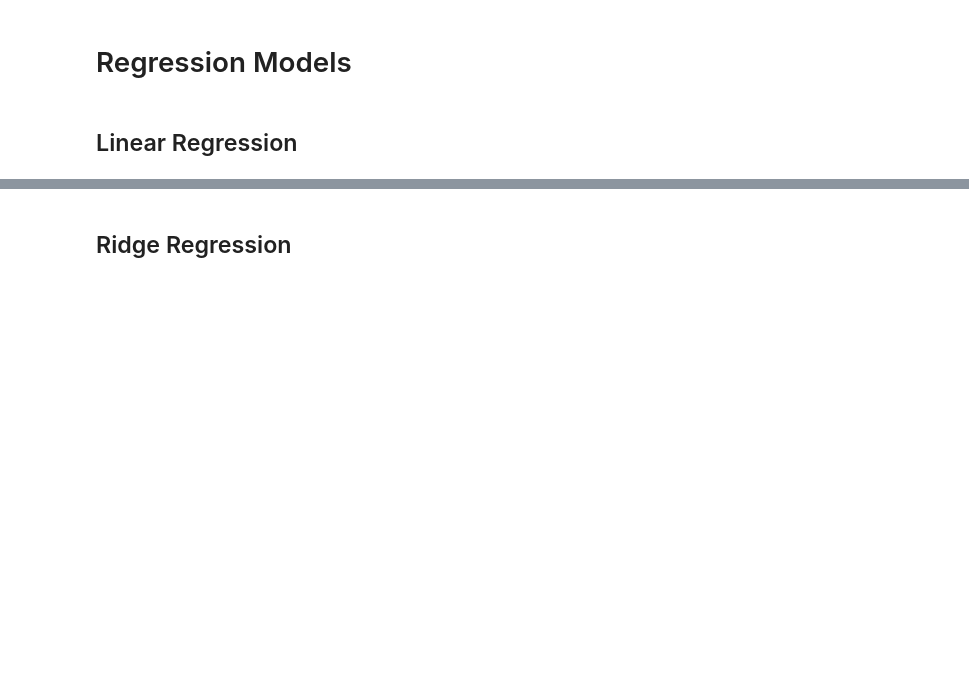
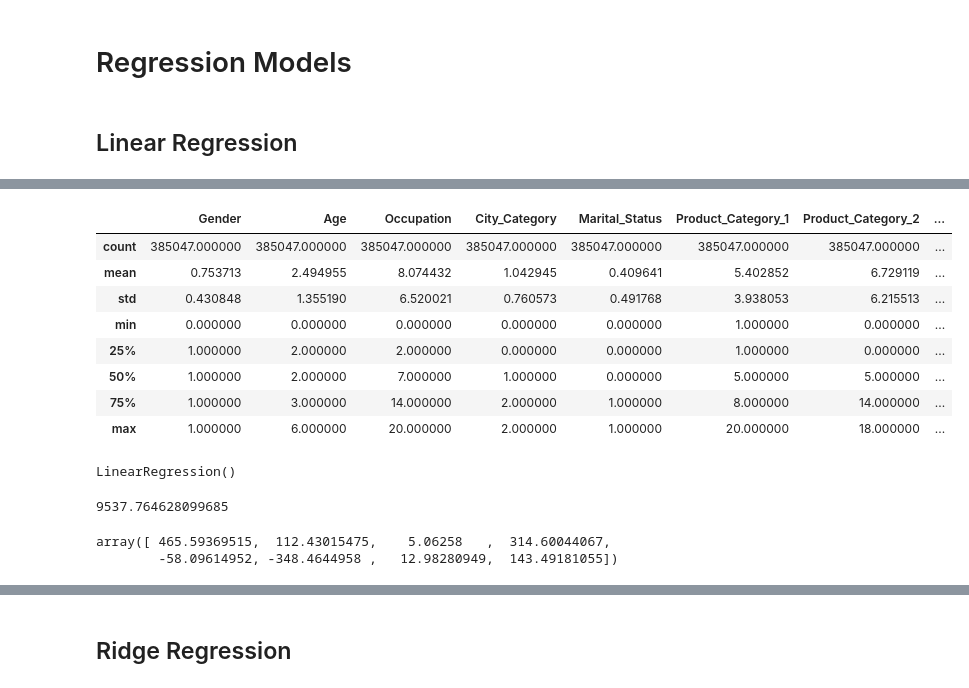
Before and after one commit to ChiruhasBobbadi/CMPE255-final, a Jupyter notebook: cmpe_255_final.ipynb, the cells around one changed output, grey strips where cells are left out. Drawn from its saved outputs; the diff is of its cells as text; code cells hidden in the pictures; blank space fills up the shorter version.

```diff
--- a/cmpe_255_final.ipynb
+++ b/cmpe_255_final.ipynb
@@ -27,7 +27,7 @@ import seaborn as sns
 Loading data
 # %%
 
-data_set = pd.read_csv("https://raw.githubusercontent.com/ChiruhasBobbadi/CMPE255-final/main/DataSet/BlackFridaySales.csv")
+data = pd.read_csv("https://raw.githubusercontent.com/ChiruhasBobbadi/CMPE255-final/main/DataSet/BlackFridaySales.csv")
 # %% [markdown]
 Exploring Data
 # %%
@@ -249,5 +329,5 @@ df.columns
 # %%
-df = df.drop(["Stay_In_Current_City_Years"],axis=1)
+df = df.drop(["Stay_In_Current_City_Years","Product_ID","User_ID"],axis=1)
 # %% [markdown]
 # Splitting data into independent and dependent variables
 # %%
@@ -271,10 +395,29 @@ from sklearn.linear_model import LinearRegression
+# %%
+X_train.describe()
+# %% [output]
+|  | Gender | Age | Occupation | City_Category | Marital_Status | Product_Category_1 | Product_Category_2 | ... |
+| count | 385047.000000 | 385047.000000 | 385047.000000 | 385047.000000 | 385047.000000 | 385047.000000 | 385047.000000 | ... |
+| mean | 0.753713 | 2.494955 | 8.074432 | 1.042945 | 0.409641 | 5.402852 | 6.729119 | ... |
+| std | 0.430848 | 1.355190 | 6.520021 | 0.760573 | 0.491768 | 3.938053 | 6.215513 | ... |
+| min | 0.000000 | 0.000000 | 0.000000 | 0.000000 | 0.000000 | 1.000000 | 0.000000 | ... |
+| 25% | 1.000000 | 2.000000 | 2.000000 | 0.000000 | 0.000000 | 1.000000 | 0.000000 | ... |
+| 50% | 1.000000 | 2.000000 | 7.000000 | 1.000000 | 0.000000 | 5.000000 | 5.000000 | ... |
+| 75% | 1.000000 | 3.000000 | 14.000000 | 2.000000 | 1.000000 | 8.000000 | 14.000000 | ... |
+| max | 1.000000 | 6.000000 | 20.000000 | 2.000000 | 1.000000 | 20.000000 | 18.000000 | ... |
 # %%
 lr = LinearRegression()
 lr.fit(X_train,y_train)
+# %% [output]
+LinearRegression()
 # %%
 lr.intercept_
+# %% [output]
+9537.764628099685
 # %%
 
 lr.coef_
+# %% [output]
+array([ 465.59369515,  112.43015475,    5.06258   ,  314.60044067,
+        -58.09614952, -348.4644958 ,   12.98280949,  143.49181055])
 # %%
 y_pred = lr.predict(X_test)
```
Also changed, not shown: parts of 65 cells of this notebook.
